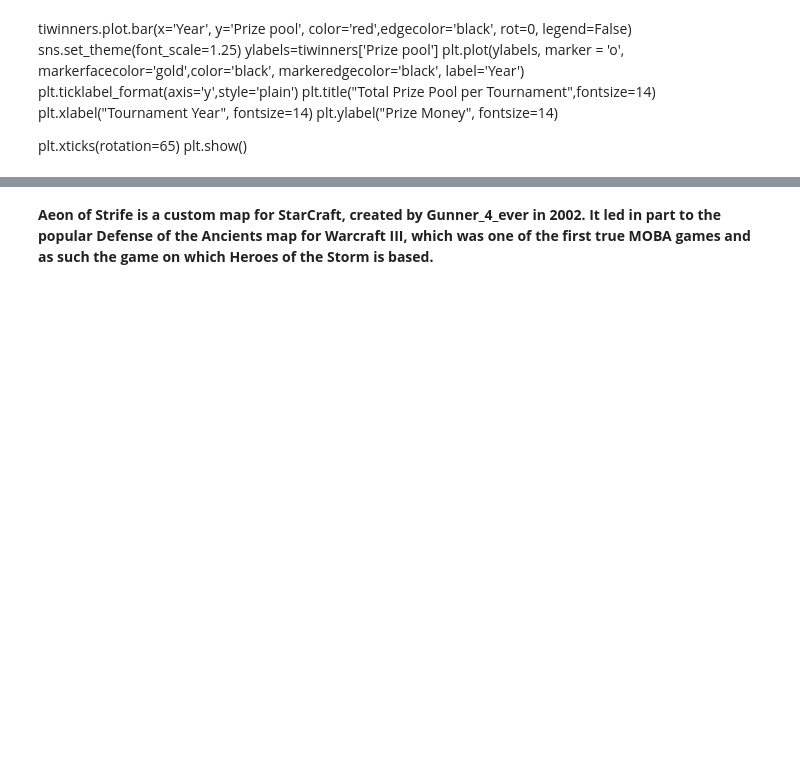
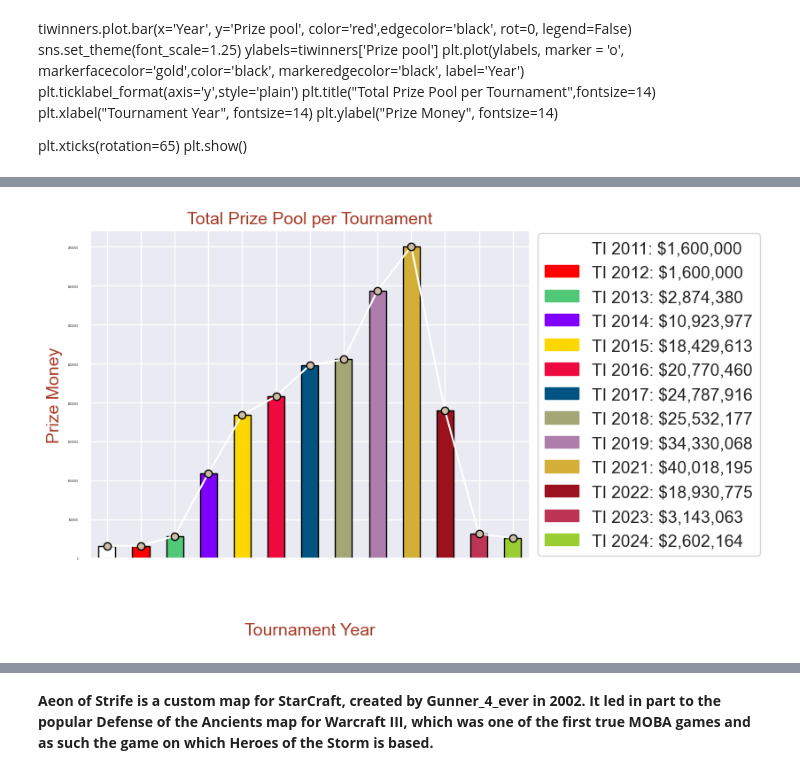
Before and after one commit to j2das1/NSS-Full-Time-Data-Analytics-14-Capstone-Dota2, a Jupyter notebook: Notebooks/capstone-project.ipynb, the cells around one changed output, grey strips where cells are left out. Saved outputs shown, nothing was run; the diff lists cells and outputs as text; code cells hidden in the pictures; blank space fills up the shorter version.

Commit message:
minor changes to graph colors, added pictures, web scraped indivual winning totals for top10 DOTA 2 earners,added pictures for presentation, updated readme file

```diff
--- a/Notebooks/capstone-project.ipynb
+++ b/Notebooks/capstone-project.ipynb
@@ -363,34 +623,35 @@ plt.show()
 colors=['white', 'red', '#50C878', '#7F00FF','#FFD700','#ED0A3F','#015482','#A4A676','#ae7dab','#D4AF37','#9B111E','#BE3455','#9ACD32']
 tiwinners.plot.bar(x='Year', y='Prize pool', color=colors, edgecolor='black', rot=0, legend=False)
 sns.set_theme(style='white',palette=None,font_scale=1.25)
 
 ylabels=tiwinners['Prize pool']
 plt.plot(ylabels, marker = 'o', markerfacecolor='#cdbca5', color='white',markeredgecolor='black', label='Year',)
 plt.ticklabel_format(axis='y',style='plain')
 plt.title("Total Prize Pool per Tournament",fontsize=14,color='#a73a25')
 plt.xlabel("Tournament Year", fontsize=14,color='#a73a25')
 plt.ylabel("Prize Money", fontsize=14,color='#a73a25')
 plt.xticks(rotation=65)
 ti2011 = mpatches.Patch(label='TI 2011: $1,600,000',color='white')
 ti2012 = mpatches.Patch(label='TI 2012: $1,600,000',color='red')
 ti2013 = mpatches.Patch(label='TI 2013: $2,874,380',color='#50C878')
 ti2014 = mpatches.Patch(label='TI 2014: $10,923,977',color='#7F00FF')
 ti2015 = mpatches.Patch(label='TI 2015: $18,429,613',color='#FFD700')
 ti2016 = mpatches.Patch(label='TI 2016: $20,770,460',color='#ED0A3F')
 ti2017 = mpatches.Patch(label='TI 2017: $24,787,916',color='#015482')
 ti2018 = mpatches.Patch(label='TI 2018: $25,532,177',color='#A4A676')
 ti2019 = mpatches.Patch(label='TI 2019: $34,330,068',color='#ae7dab')
 ti2021 = mpatches.Patch(label='TI 2021: $40,018,195',color='#D4AF37')
 ti2022 = mpatches.Patch(label='TI 2022: $18,930,775',color='#9B111E')
 ti2023 = mpatches.Patch(label='TI 2023: $3,143,063',color='#BE3455')
 ti2024 = mpatches.Patch(label='TI 2024: $2,602,164',color='#9ACD32')
 
 plt.yticks(color='black',fontsize=2)
 plt.xticks(color='white',fontsize=16)
-ax.yaxis.set_major_formatter('${x:1.2f}')
 plt.legend(handles=[ti2011, ti2012,ti2013,ti2014,ti2015,ti2016,ti2017,ti2018,ti2019,ti2021,ti2022,ti2023,ti2024],loc='center left',bbox_to_anchor=(1, 0.5))
 plt.savefig('Total Prize Pool Per Year Graph', transparent=True, bbox_inches='tight')
 plt.show()
+# %% [output]
+[figure, added]
 # %%
 arenacount = tiwinners.value_counts('Venue')
 # %%
```
Also changed, not shown: parts of 48 cells of this notebook, 47 other files.
